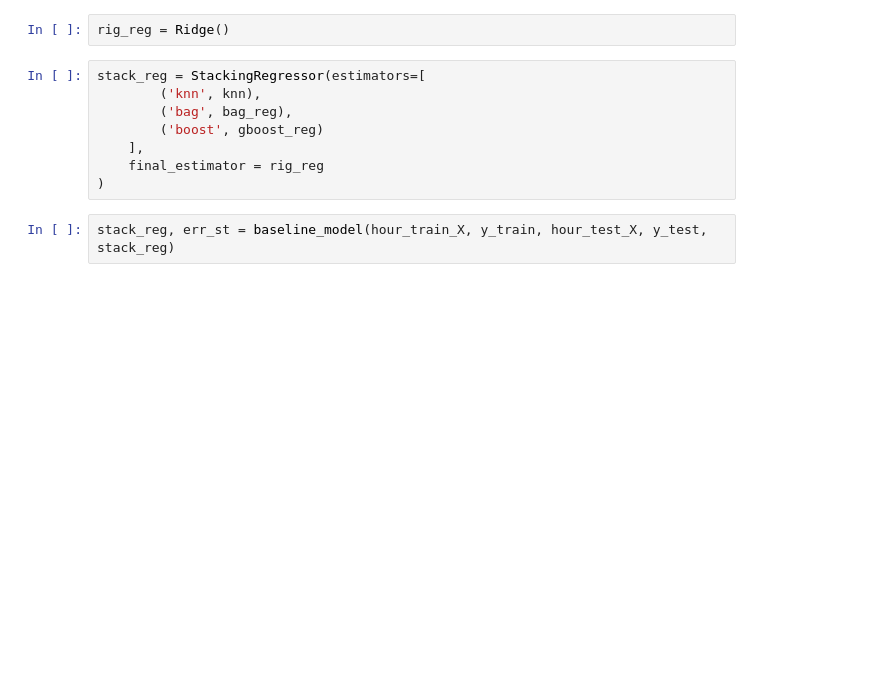
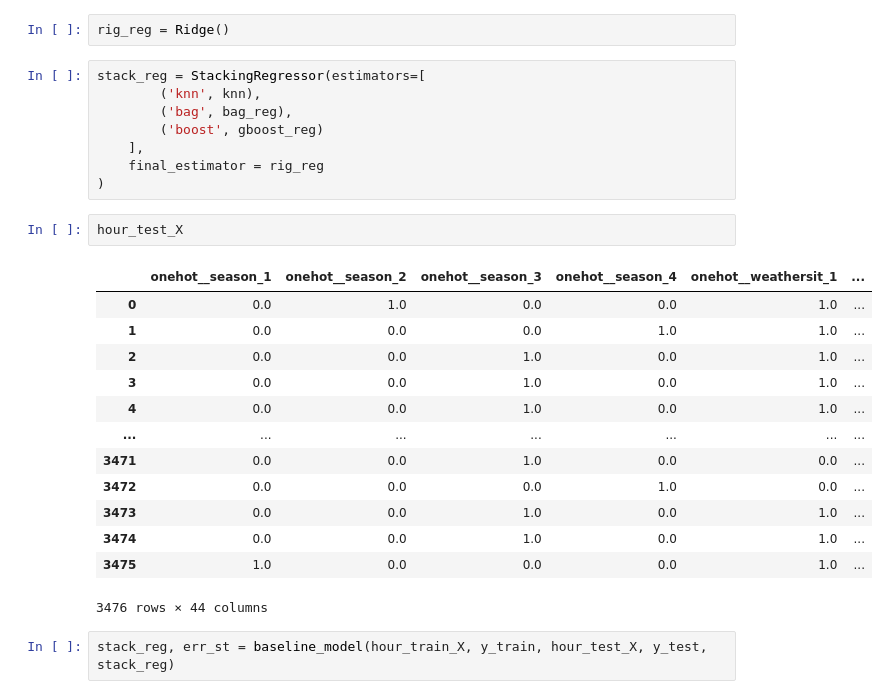
Before and after one commit to PranavRao25/Data-Analytics, a Jupyter notebook: assignment-8/code.ipynb, the cells around one changed output. Cells and saved outputs as stored; diff of their text form; blank space fills up the shorter version.

```diff
--- a/assignment-8/code.ipynb
+++ b/assignment-8/code.ipynb
@@ -216,6 +216,22 @@ stack_reg = StackingRegressor(estimators=[
     ],
     final_estimator = rig_reg
 )
+# %%
+hour_test_X
+# %% [output]
+|  | onehot__season_1 | onehot__season_2 | onehot__season_3 | onehot__season_4 | onehot__weathersit_1 | ... |
+| 0 | 0.0 | 1.0 | 0.0 | 0.0 | 1.0 | ... |
+| 1 | 0.0 | 0.0 | 0.0 | 1.0 | 1.0 | ... |
+| 2 | 0.0 | 0.0 | 1.0 | 0.0 | 1.0 | ... |
+| 3 | 0.0 | 0.0 | 1.0 | 0.0 | 1.0 | ... |
+| 4 | 0.0 | 0.0 | 1.0 | 0.0 | 1.0 | ... |
+| ... | ... | ... | ... | ... | ... | ... |
+| 3471 | 0.0 | 0.0 | 1.0 | 0.0 | 0.0 | ... |
+| 3472 | 0.0 | 0.0 | 0.0 | 1.0 | 0.0 | ... |
+| 3473 | 0.0 | 0.0 | 1.0 | 0.0 | 1.0 | ... |
+| 3474 | 0.0 | 0.0 | 1.0 | 0.0 | 1.0 | ... |
+| 3475 | 1.0 | 0.0 | 0.0 | 0.0 | 1.0 | ... |
+3476 rows × 44 columns
 # %%
 stack_reg, err_st = baseline_model(hour_train_X, y_train, hour_test_X, y_test, stack_reg)
 # %%
```
Also changed, not shown: 1 other file.
